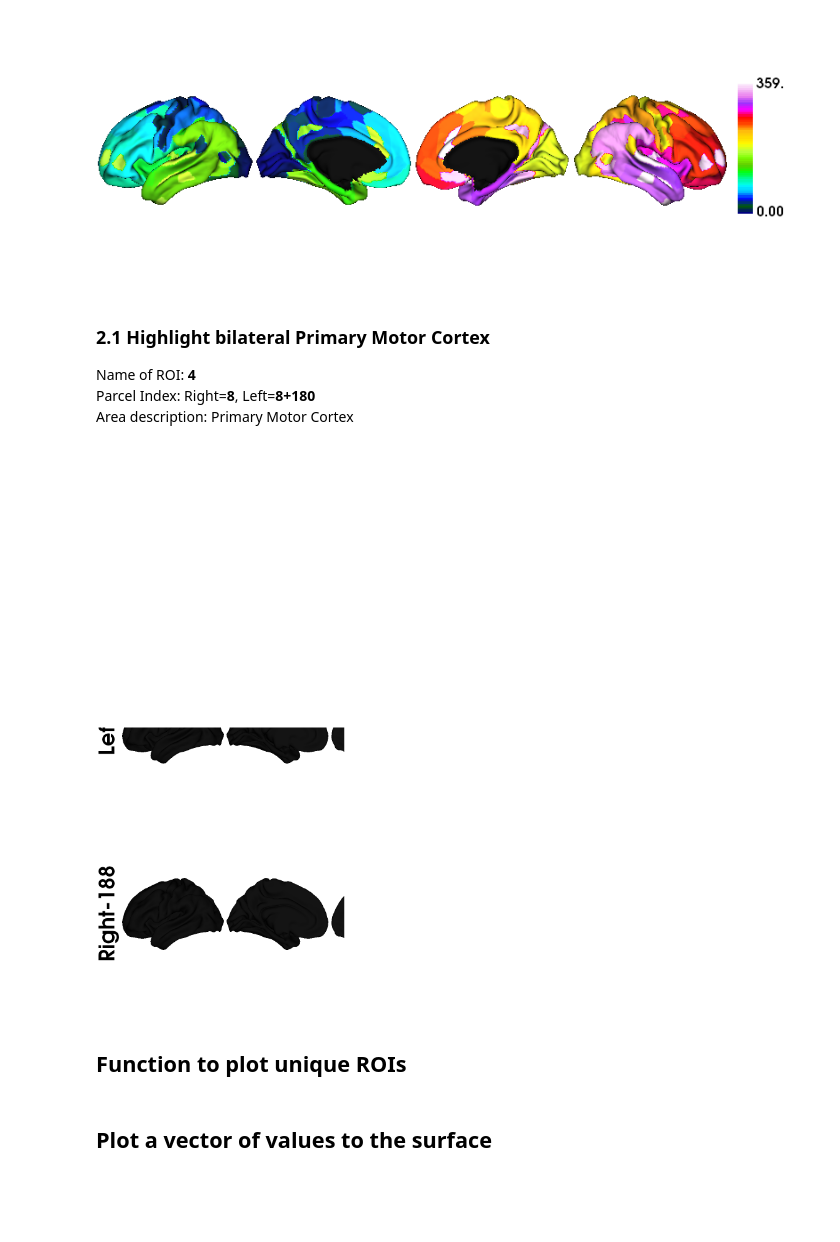
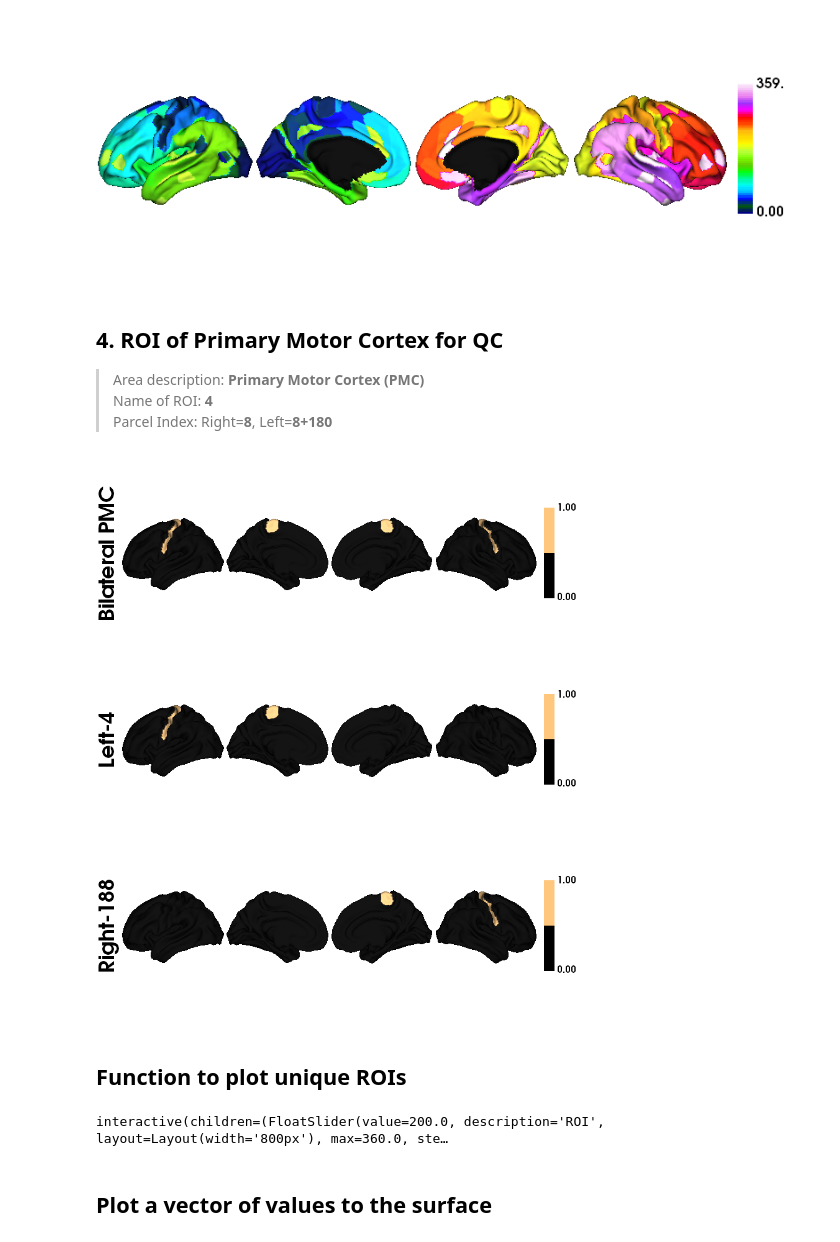
Before and after one commit to rcruces/2020_NMA_surface-plot, a Jupyter notebook: data/tutorial-surface_plot_with_BrainSpace.ipynb, the cells around one changed output. Saved outputs shown, nothing was run; the diff lists cells and outputs as text; code cells hidden in the pictures; blank space fills up the shorter version.

Commit message:
tutorial to plot on surface glasser

```diff
--- a/data/tutorial-surface_plot_with_BrainSpace.ipynb
+++ b/data/tutorial-surface_plot_with_BrainSpace.ipynb
@@ -70,24 +101,27 @@ plot_hemispheres(surf_lh, surf_rh, array_name=Glasser_masked, size=(800, 300), n
 # %% [output]
 [figure]
 # %% [markdown]
-### 2.1 Highlight bilateral Primary Motor Cortex
+## 4. ROI of Primary Motor Cortex for QC
+> Area description: **Primary Motor Cortex (PMC)**
 Name of ROI: **4**
 Parcel Index: Right=**8**, Left=**8+180**
-Area description: Primary Motor Cortex
 # %%
-# Create arrays
-ROI = 8
-Glasserfloat[Glasser == 0] = np.nan
-PMC_labels = ['Both', 'Left-4', 'Right-188']
+# Plot of an array of surfaces
+ROI = 8  # ROI that we want to plot
+PMC_labels = ['Bilateral PMC', 'Left-4', 'Right-188'] # Labels for each surface plot
+
+# Create an list with the arrays of surfaces
 PMCrois = [None] * 3
+
+# Use conditional operator to find the ROI of interest
 PMCrois[0]  = np.where((Glasser == ROI) | (Glasser == ROI+180), 1, 0)
 PMCrois[1] = Glasser == ROI
-PMCrois[2] = Glasser == ROI+180
+PMCrois[2] = Glasser == ROI+180 # ROI+180 is the right ROI
 
 # Plot of the array
 plot_hemispheres(surf_lh, surf_rh, array_name=PMCrois, size=(800, 300*3),label_text=PMC_labels,
-                 cmap='copper', zoom=1.25, color_bar=True, embed_nb=True, interactive=False, nan_color=(0, 0, 0, 1))
+                 cmap='copper', zoom=1.25, color_bar=True, embed_nb=True, interactive=False)
 # %% [output]
-[figure, old version]
+[figure, new version]
 # %% [markdown]
 ## Function to plot unique ROIs
@@ -96,3 +128,47 @@ plot_hemispheres(surf_lh, surf_rh, array_name=PMCrois, size=(800, 300*3),label_t
+# %%
+# @title
+# @markdown Make sure you execute this cell to enable the widget!
+my_layout.width = '800px'
+@widgets.interact(
+    ROI=widgets.FloatSlider(200., min=0., max=max(GlasserROIs), step=1,
+                               layout=my_layout)
+)
+
+
+def plot_glasser_ROI(ROI=8.):
+    """Plot the surface of a given ROI/indx of the Glasser parcellation.
+    Args
+    ----
+        region_name_or_index (str or int): the short region name, or its index
+    Returns
+    -------
+    figure : Ipython Image or panel or None
+        Figure to plot. None if using vtk for rendering (i.e.,
+        ``embed_nb == False``).
+    """
+    # Get the name and index of a given ROI
+    roi, ind, name = hcpRegions.index(ROI)
+
+    # Get the labels
+    ROIs_labels = [name, 'Left-4'+roi, 'Right-'+roi] # Labels for each surface plot
+    # Slice ROI
+
+    GlasserROIs = np.asarray(np.unique(Glasser), dtype=int)
+
+    # Create an list with the arrays of surfaces
+    Conditionals = [(GlasserROIs == ROI) | (GlasserROIs == ROI+180), GlasserROIs == ROI, GlasserROIs == ROI+180]
+    ROIs = [None] * 3
+
+        # Map value to surface with middle wall mask
+    for i in range(0,3):
+        ROIvec = np.where(Conditionals[i], 1, 0)
+        ROIs[i]  = map_to_labels(np.asarray(ROIvec, dtype=float), Glasser, mask=mask, fill=np.nan)
+
+    # Plot of the array
+    return plot_hemispheres(surf_lh, surf_rh, array_name=ROIs, size=(800, 300*3),label_text=ROIs_labels,
+                     cmap='copper', zoom=1.25, color_bar=True, embed_nb=True, interactive=False)
+# %% [output]
+interactive(children=(FloatSlider(value=200.0, description='ROI', layout=Layout(width='800px'), max=360.0, ste…
 # %% [markdown]
 ## Plot a vector of values to the surface
 # %%
```
Also changed, not shown: parts of 14 cells of this notebook, 1 other file.
